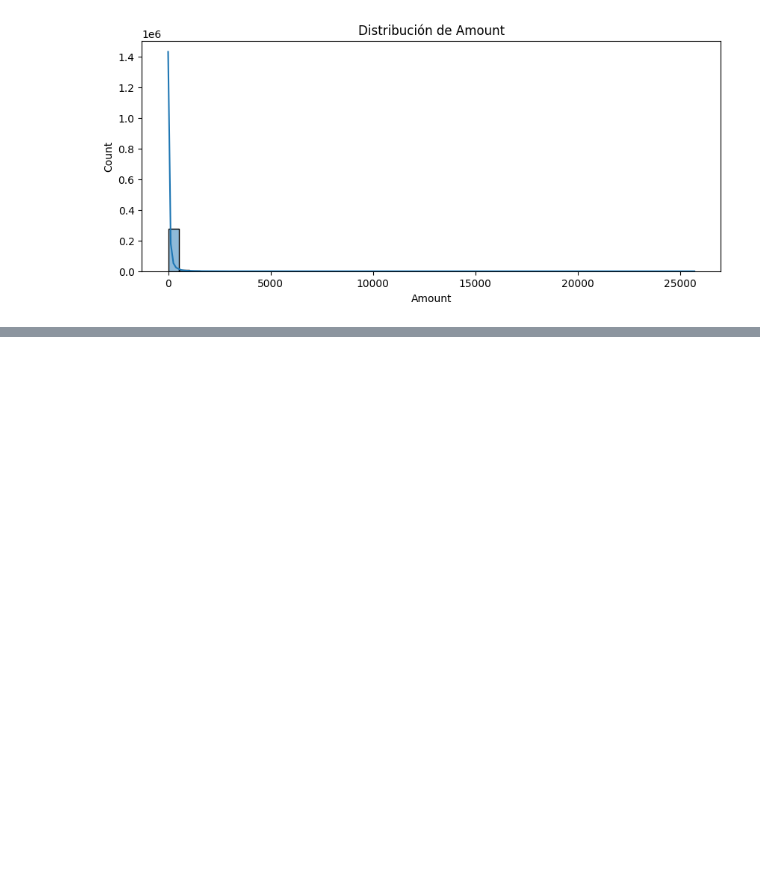
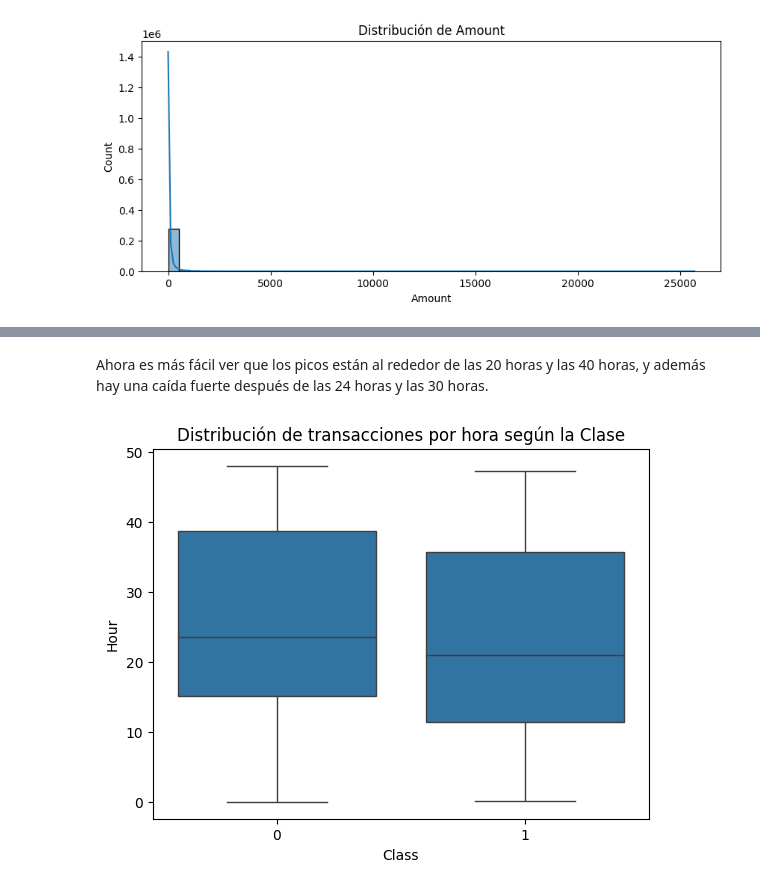
Before and after one commit to angelsosai/Deteccion_de_Anomalias_y_Fraude_en_Transacciones---Diplomado-en-Ciencia-de-datos, a Jupyter notebook: EDA.ipynb, the cells around one changed output, grey strips where cells are left out. Cells and saved outputs as stored; diff of their text form; code cells hidden in the pictures; blank space fills up the shorter version.

```diff
--- a/EDA.ipynb
+++ b/EDA.ipynb
@@ -119,0 +183,8 @@ plt.show()
+# %% [markdown]
+Ahora es más fácil ver que los picos están al rededor de las 20 horas y las 40 horas, y además hay una caída fuerte después de las 24 horas y las 30 horas.
+# %%
+sns.boxplot(data=df, x='Class', y='Hour')
+plt.title("Distribución de transacciones por hora según la Clase")
+plt.show()
+# %% [output]
+[figure, added]
```
Also changed, not shown: parts of 22 cells of this notebook.
